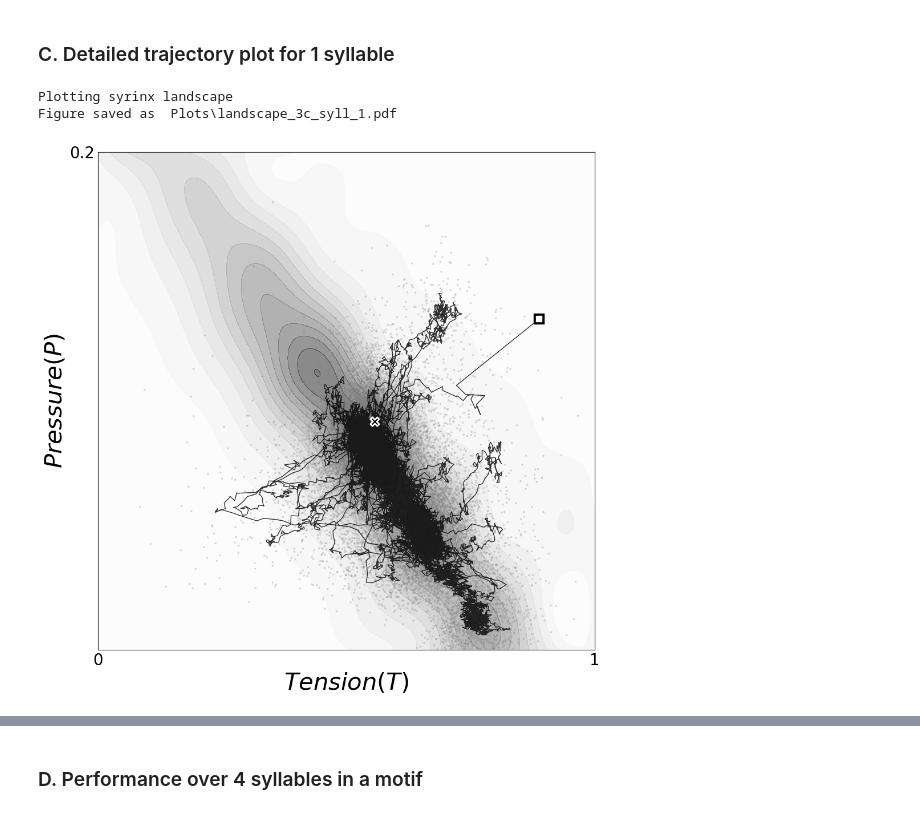
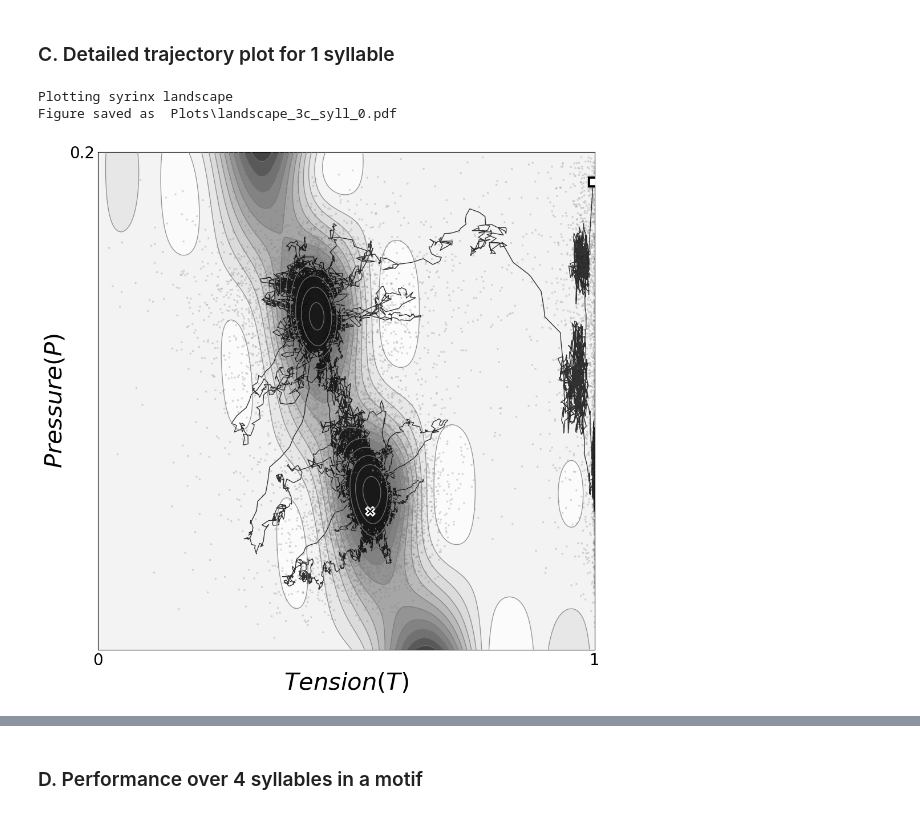
Before and after one commit to AtharvSuryawanshi/Dual_Pathway_RL_songbird, a Jupyter notebook: Figures/Figure_3.ipynb, the cells around one changed output, grey strips where cells are left out. Drawn from its saved outputs; the diff is of its cells as text; code cells hidden in the pictures.

```diff
--- a/Figures/Figure_3.ipynb
+++ b/Figures/Figure_3.ipynb
@@ -335,7 +334,7 @@ MODEL_DIR = "models"
 model_version = "model_3b" #
 model_path = os.path.join(MODEL_DIR, f"{model_version}.pkl")
 overwrite_model = True # whether to overwrite existing model or not
-save_model = True # whether to save model after running simulation or not
+save_model = False # whether to save model after running simulation or not
 # --------------------
 # Ensure models/ exists
 # --------------------
@@ -396,11 +394,12 @@ Plotting syrinx landscape
+# %%
+chosen_syll = 0
 # %%
-# %autoreload 2
-# from dual_pathway_model.plotting_functions import *
+# # %autoreload 2
+# # from dual_pathway_model.plotting_functions import *
 
-chosen_syll = 1
 
-# for i in [1]: # Change to N_SYLL for all syllables
-for i in [chosen_syll]:
-    plot_scatter_traj(obj = obj_3b, syll=i, day_i=0, day_f=60, every_nth_point=1, scatter_alpha=0.3, if_contour=False, contour_alpha=.5, heatmap=True, colorbar=True, legend=False)
+# # for i in [1]: # Change to N_SYLL for all syllables
+# for i in [chosen_syll]:
+#     plot_scatter_traj(obj = obj_3b, syll=i, day_i=0, day_f=60, every_nth_point=1, scatter_alpha=0.3, if_contour=False, contour_alpha=.5, heatmap=True, colorbar=True, legend=False)
 
-    save_figure(f"landscape_3b_syll_{i}_colorbar")
+#     save_figure(f"landscape_3b_syll_{i}_colorbar")
@@ -486,19 +482,20 @@ Plotting syrinx landscape
 # %%
 save_figs=True
 # %%
-# %autoreload 2
-# from dual_pathway_model.plotting_functions import *
+%autoreload 2
+from dual_pathway_model.plotting_functions import *
 
 for i in [chosen_syll]: #range(N_SYLL):
 # for i in range(N_SYLL):
-    plot_scatter_traj(obj = obj_3b, syll=i, day_i=0, day_f=60, every_nth_point=2, scatter_alpha=0.3, if_contour=False, contour_alpha=.5, heatmap=True,
+    plot_scatter_traj(obj = obj_3b, syll=i, day_i=0, day_f=60, every_nth_point=2, scatter_alpha=0.3,
+                      if_contour=True, contour_alpha=.8, heatmap=True,
                     plot_smooth_traj=True)  # To remove smoothened trajectory, set plot_smooth_traj=False
 
     save_figure(f"landscape_3c_syll_{i}", save=save_figs)
 # %% [output]
 Plotting syrinx landscape
-Figure saved as  Plots\landscape_3c_syll_1.pdf
+Figure saved as  Plots\landscape_3c_syll_0.pdf
-[figure, old version]
+[figure, new version]
 # %%
 %autoreload 2
 from dual_pathway_model.plotting_functions import *
```
Also changed, not shown: parts of 9 cells of this notebook, 1 other file.
